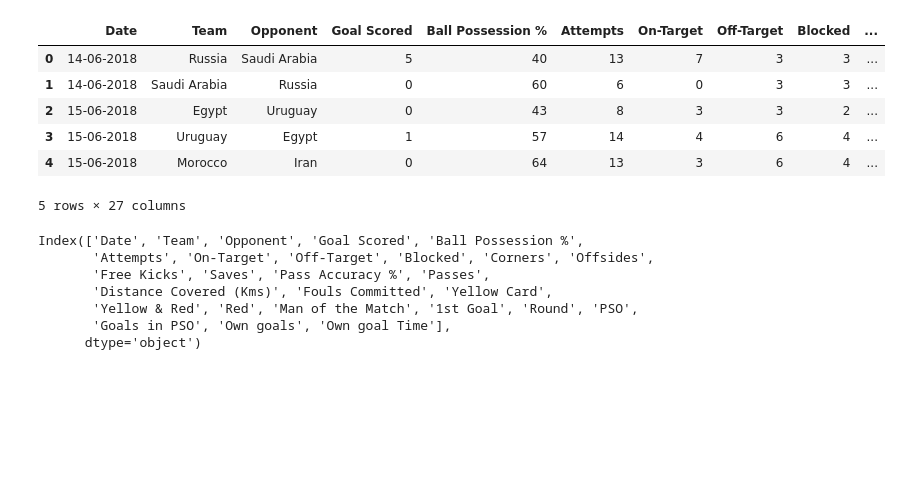
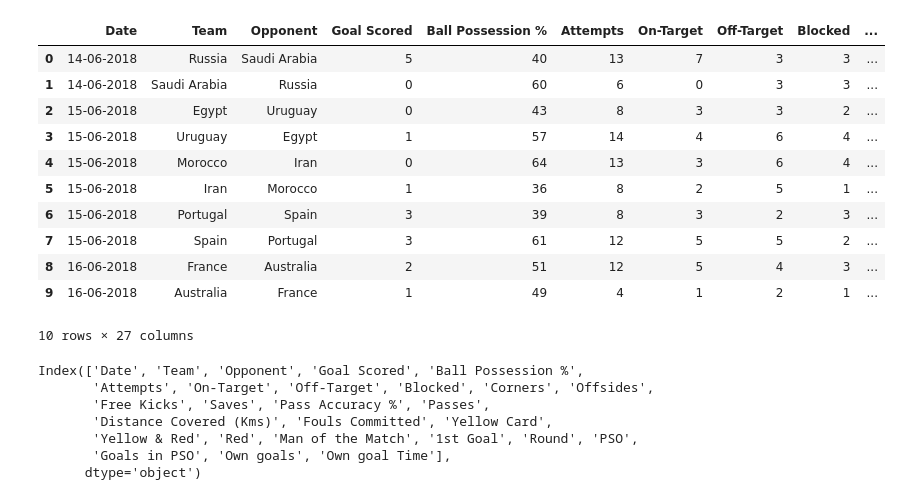
Before and after one commit to gileno/tutorial-pyconam, a Jupyter notebook: datascience/copa-do-mundo.ipynb, the cells around one changed output. Drawn from its saved outputs; the diff is of its cells as text; code cells hidden in the pictures; blank space fills up the shorter version.

```diff
--- a/datascience/copa-do-mundo.ipynb
+++ b/datascience/copa-do-mundo.ipynb
@@ -5,15 +6,20 @@ import matplotlib.pyplot as plt
 # %%
 dados = pd.read_csv('FIFA 2018 Statistics.csv')
 # %%
-dados.head()
+dados.head(10)
 # %% [output]
 |  | Date | Team | Opponent | Goal Scored | Ball Possession % | Attempts | On-Target | Off-Target | Blocked | ... |
 | 0 | 14-06-2018 | Russia | Saudi Arabia | 5 | 40 | 13 | 7 | 3 | 3 | ... |
 | 1 | 14-06-2018 | Saudi Arabia | Russia | 0 | 60 | 6 | 0 | 3 | 3 | ... |
 | 2 | 15-06-2018 | Egypt | Uruguay | 0 | 43 | 8 | 3 | 3 | 2 | ... |
 | 3 | 15-06-2018 | Uruguay | Egypt | 1 | 57 | 14 | 4 | 6 | 4 | ... |
 | 4 | 15-06-2018 | Morocco | Iran | 0 | 64 | 13 | 3 | 6 | 4 | ... |
+| 5 | 15-06-2018 | Iran | Morocco | 1 | 36 | 8 | 2 | 5 | 1 | ... |
+| 6 | 15-06-2018 | Portugal | Spain | 3 | 39 | 8 | 3 | 2 | 3 | ... |
+| 7 | 15-06-2018 | Spain | Portugal | 3 | 61 | 12 | 5 | 5 | 2 | ... |
+| 8 | 16-06-2018 | France | Australia | 2 | 51 | 12 | 5 | 4 | 3 | ... |
+| 9 | 16-06-2018 | Australia | France | 1 | 49 | 4 | 1 | 2 | 1 | ... |
-5 rows × 27 columns
+10 rows × 27 columns
 # %%
 dados.columns
 # %% [output]
```
Also changed, not shown: parts of 10 cells of this notebook, 1 other file.
